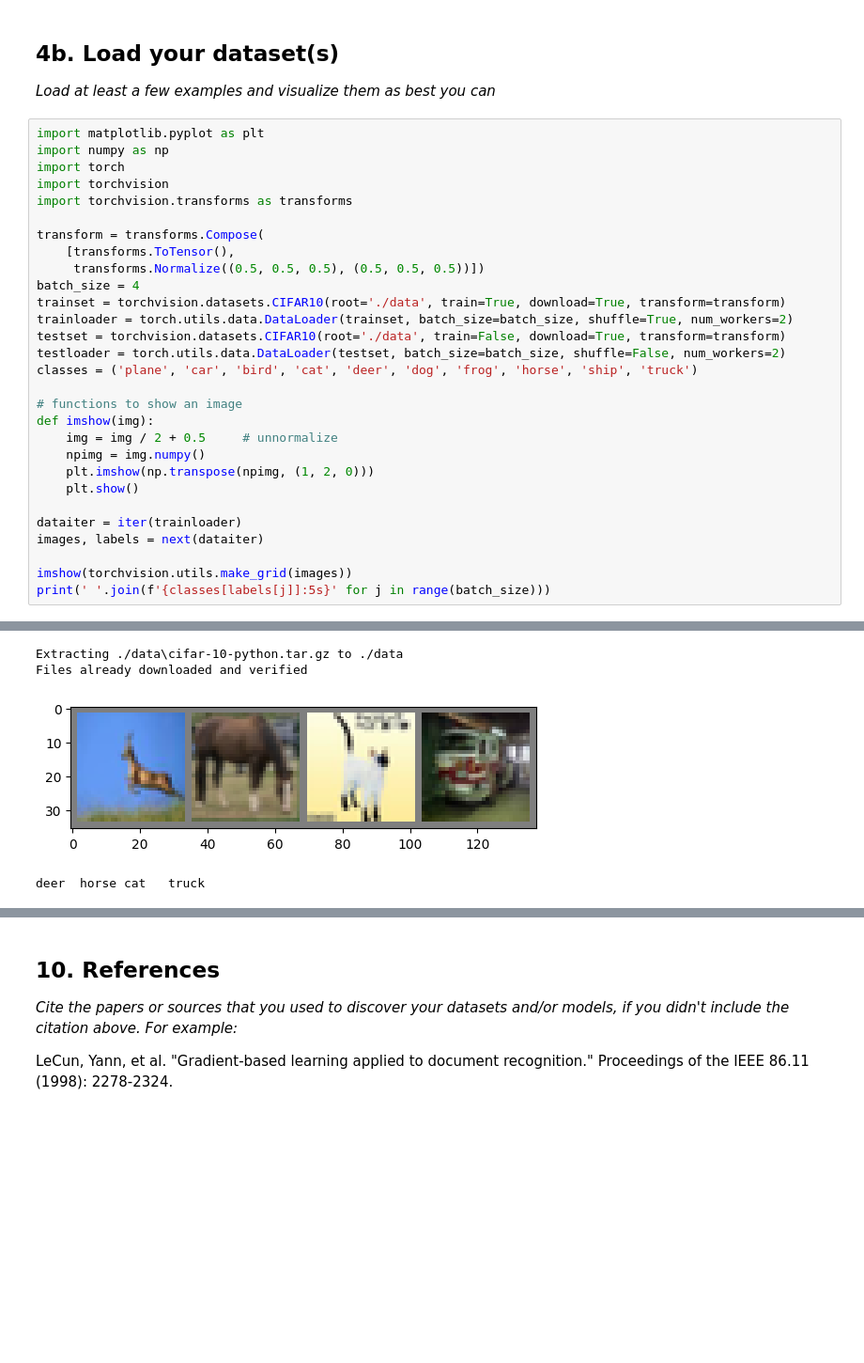
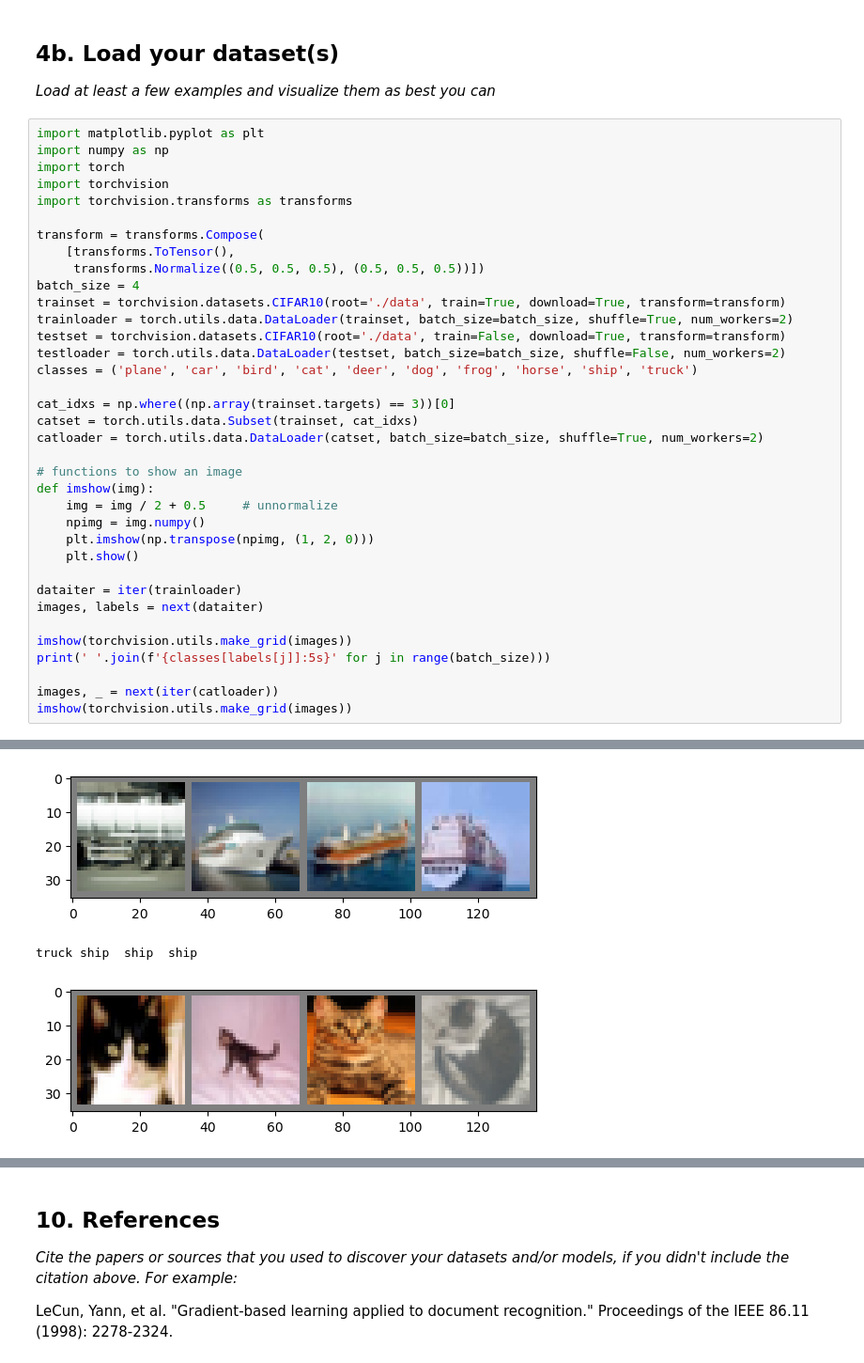
Before and after one commit to dkumar2701/image-deeplearning, a Jupyter notebook: update.ipynb, the cells around one changed output, grey strips where cells are left out. Shown at 94% size. Drawn from its saved outputs; the diff is of its cells as text; blank space fills up the shorter version.

```diff
--- a/update.ipynb
+++ b/update.ipynb
@@ -57,6 +57,10 @@ testset = torchvision.datasets.CIFAR10(root='./data', train=False, download=True
 testloader = torch.utils.data.DataLoader(testset, batch_size=batch_size, shuffle=False, num_workers=2)
 classes = ('plane', 'car', 'bird', 'cat', 'deer', 'dog', 'frog', 'horse', 'ship', 'truck')
 
+cat_idxs = np.where((np.array(trainset.targets) == 3))[0]
+catset = torch.utils.data.Subset(trainset, cat_idxs)
+catloader = torch.utils.data.DataLoader(catset, batch_size=batch_size, shuffle=True, num_workers=2)
+
 # functions to show an image
 def imshow(img):
     img = img / 2 + 0.5     # unnormalize
@@ -69,4 +73,7 @@ images, labels = next(dataiter)
 
 imshow(torchvision.utils.make_grid(images))
 print(' '.join(f'{classes[labels[j]]:5s}' for j in range(batch_size)))
+
+images, _ = next(iter(catloader))
+imshow(torchvision.utils.make_grid(images))
 # %% [output]
@@ -74,7 +82,6 @@ Downloading https://www.cs.toronto.edu/~kriz/cifar-10-python.tar.gz to ./data\ci
+[figure, new version]
-Extracting ./data\cifar-10-python.tar.gz to ./data
-Files already downloaded and verified
+truck ship  ship  ship
-[figure, old version]
-deer  horse cat   truck
+[figure, added]
 # %% [markdown]
 ## 4c. Small dataset
 
```
Also changed, not shown: parts of 9 cells of this notebook, 1 other file.
